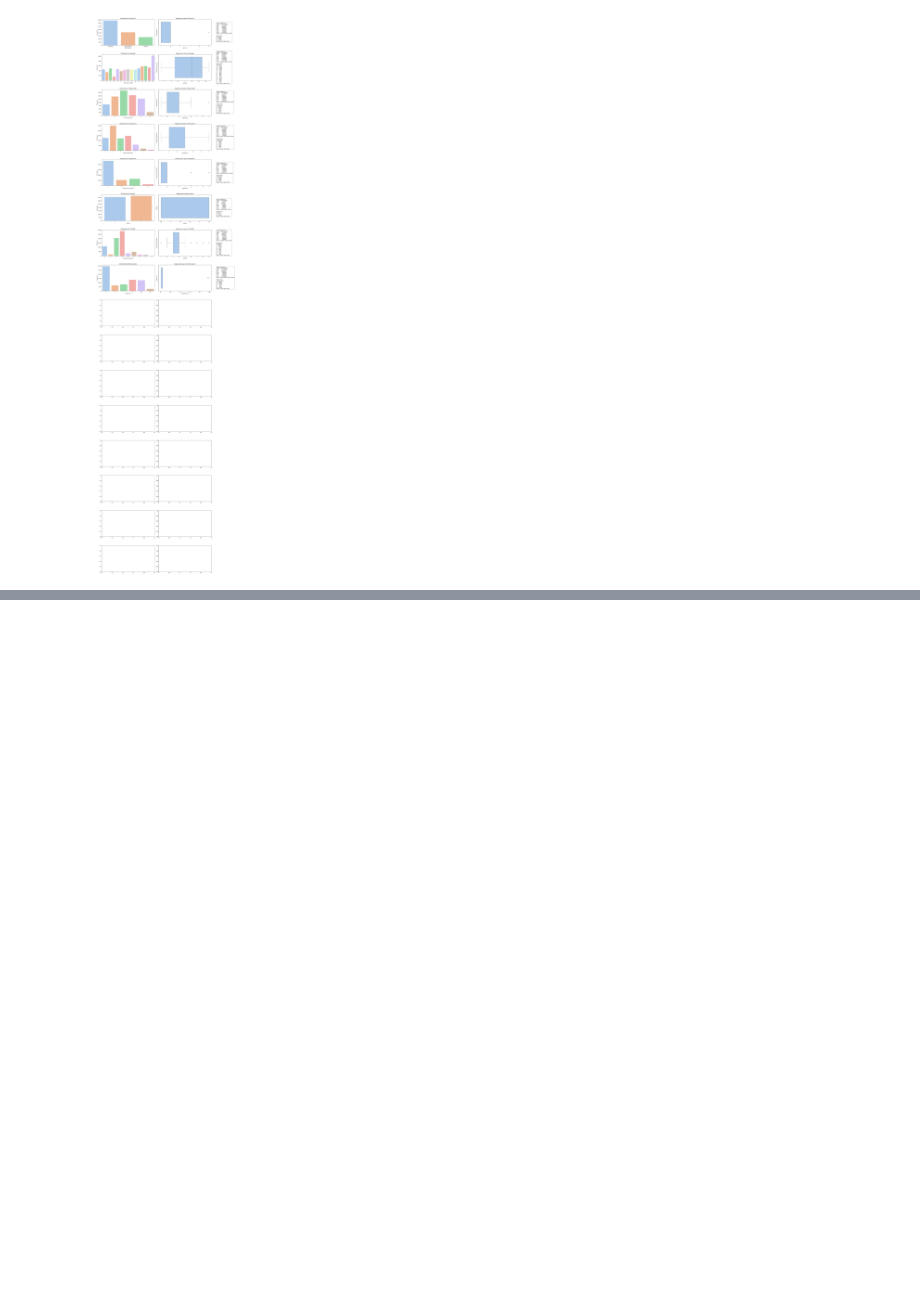
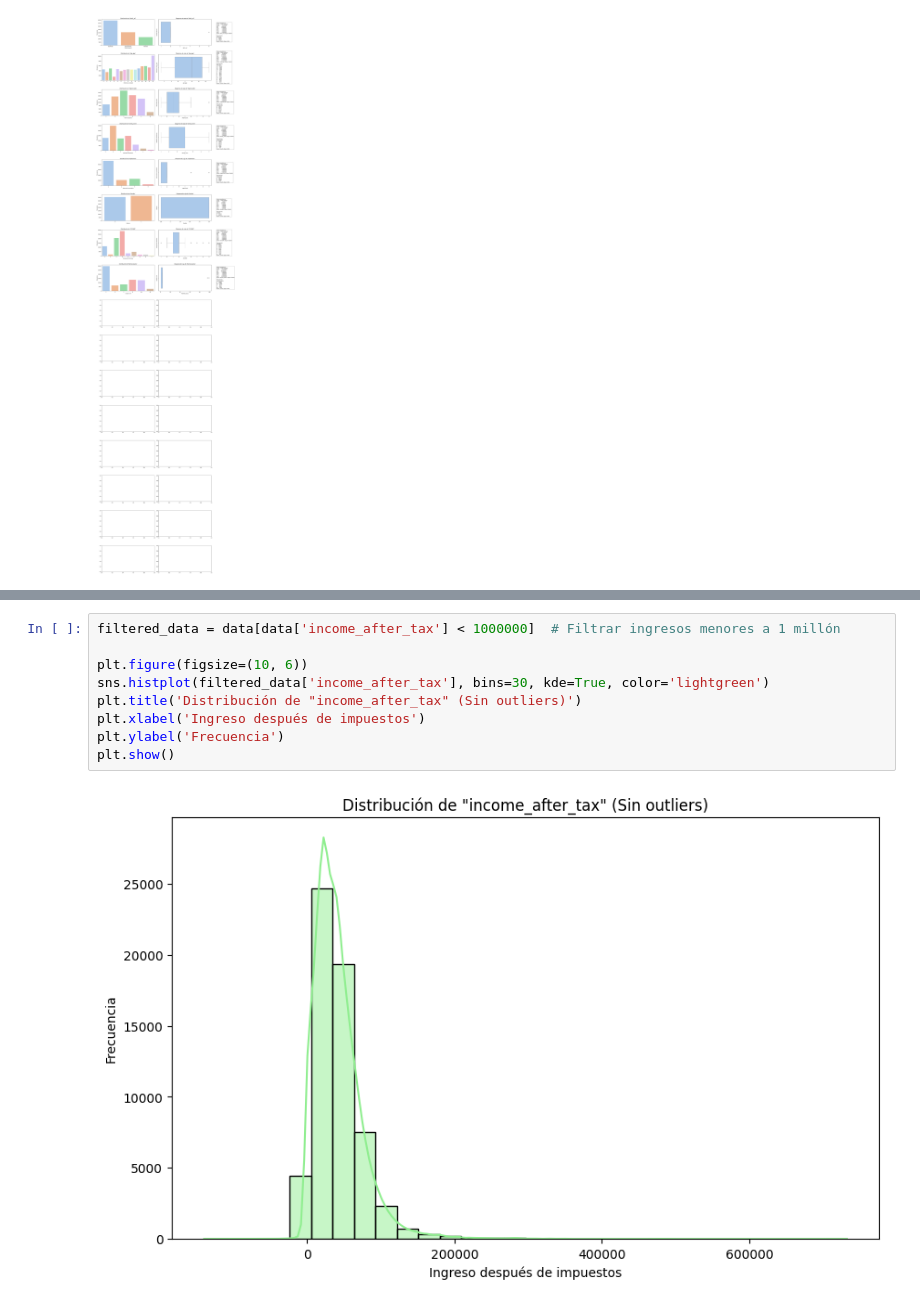
Before and after one commit to 4GeeksAcademy/machine-learning-python-template_ds_david_felipe, a Jupyter notebook: src/explore.ipynb, the cells around one changed output, grey strips where cells are left out. Cells and saved outputs as stored; diff of their text form; blank space fills up the shorter version.

```diff
--- a/src/explore.ipynb
+++ b/src/explore.ipynb
@@ -551,0 +593,11 @@ Passing `palette` without assigning `hue` is deprecated and will be removed in v
+# %%
+filtered_data = data[data['income_after_tax'] < 1000000]  # Filtrar ingresos menores a 1 millón
+
+plt.figure(figsize=(10, 6))
+sns.histplot(filtered_data['income_after_tax'], bins=30, kde=True, color='lightgreen')
+plt.title('Distribución de "income_after_tax" (Sin outliers)')
+plt.xlabel('Ingreso después de impuestos')
+plt.ylabel('Frecuencia')
+plt.show()
+# %% [output]
+[figure, added]
```
Also changed, not shown: parts of 7 cells of this notebook.
